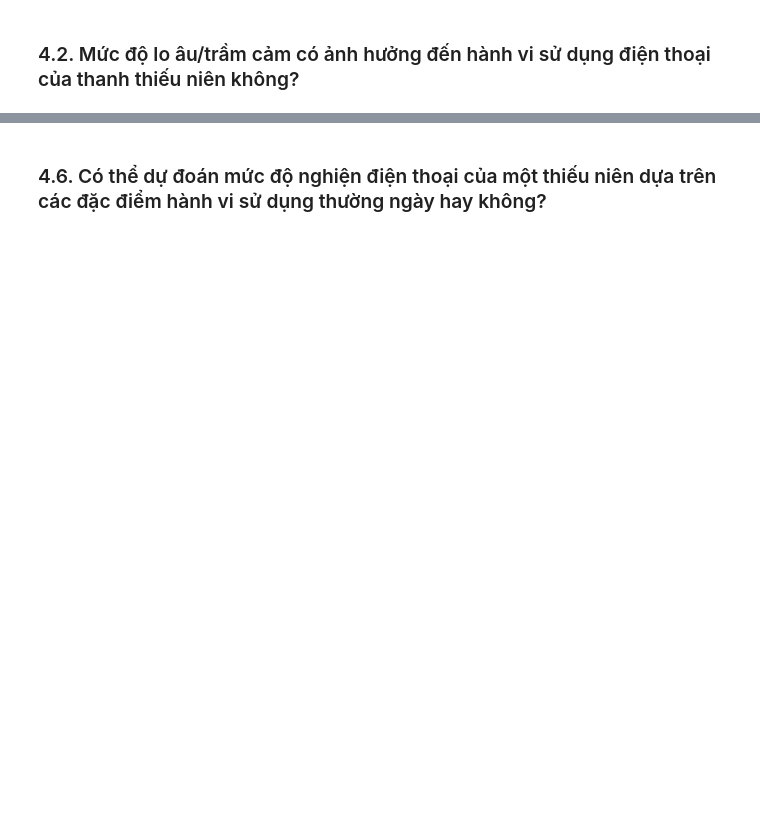
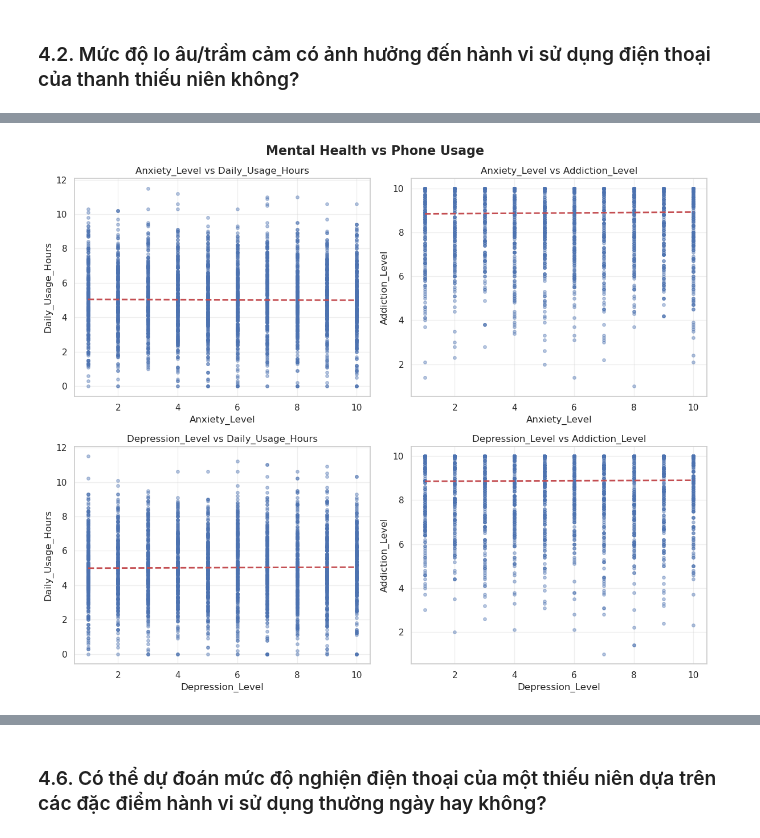
Before and after one commit to insenseemarch/final-project-CSC17104, a Jupyter notebook: notebook/Group_23.ipynb, the cells around one changed output, grey strips where cells are left out. Saved outputs shown, nothing was run; the diff lists cells and outputs as text; code cells hidden in the pictures; blank space fills up the shorter version.

```diff
--- a/notebook/Group_23.ipynb
+++ b/notebook/Group_23.ipynb
@@ -1067,0 +1066,5 @@ Depression_Level vs Addiction_Level: 0.0085
+# %%
+# 2. Vẽ scatter plot matrix
+plot_mental_health_scatter(df)
+# %% [output]
+[figure, added]
```
Also changed, not shown: parts of 67 cells of this notebook, 2 other files.
